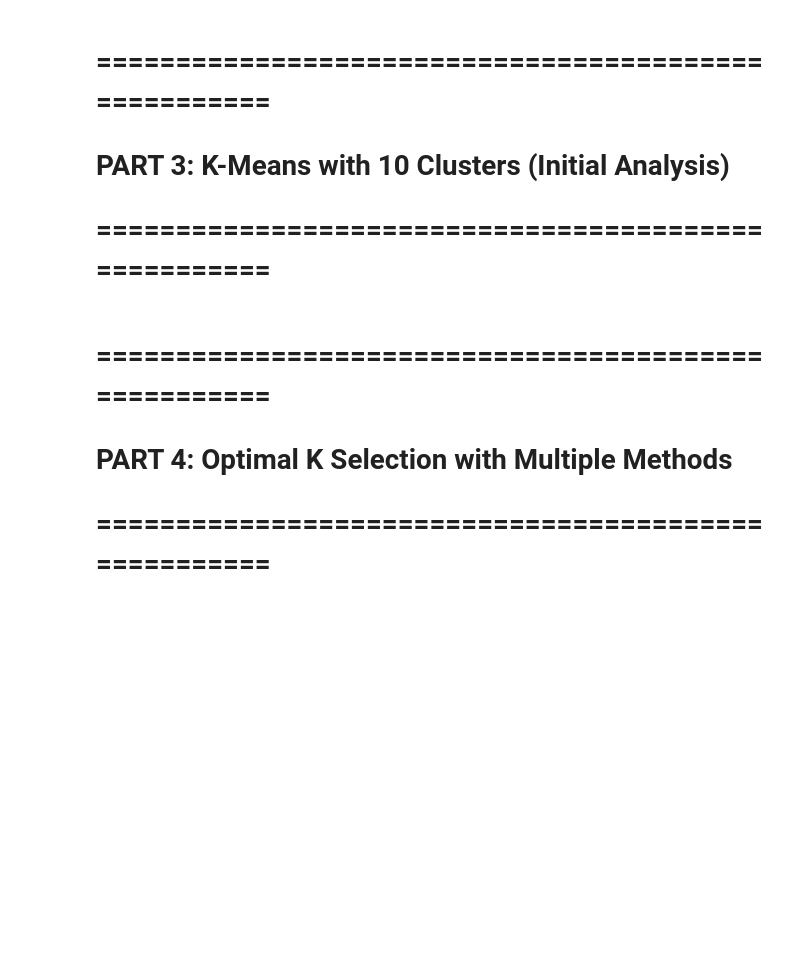
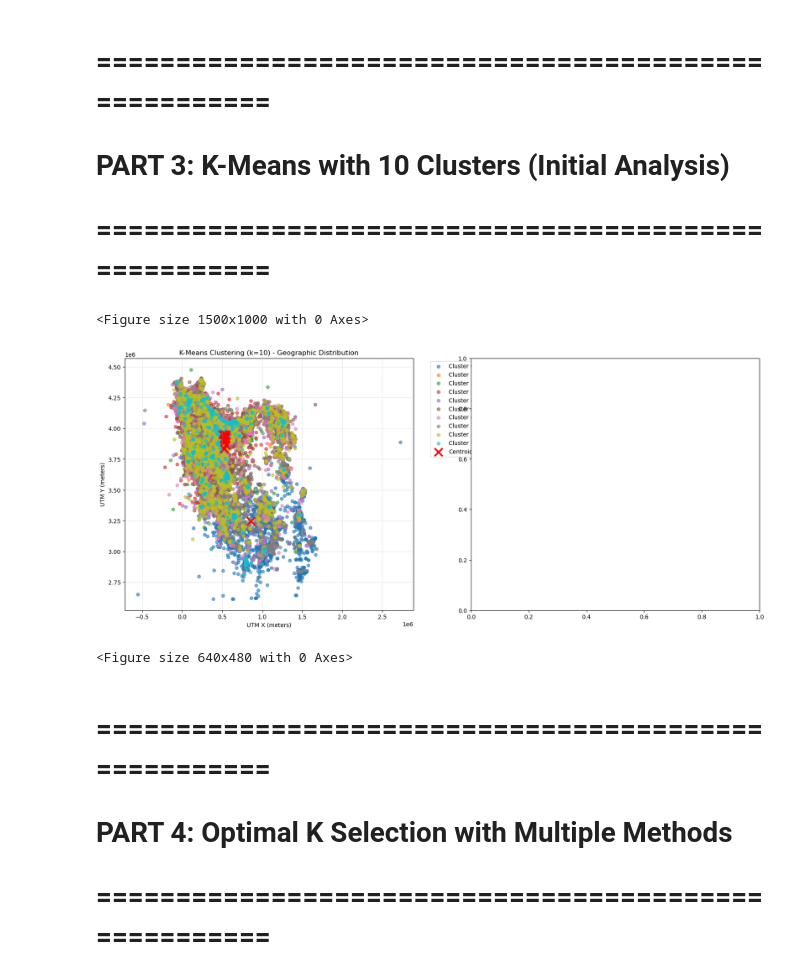
Before and after one commit to Quera-Project/Quera-BootCamp-Al, a Jupyter notebook: Clussering/cluster.ipynb, the cells around one changed output. Cells and saved outputs as stored; diff of their text form; code cells hidden in the pictures; blank space fills up the shorter version.

```diff
--- a/Clussering/cluster.ipynb
+++ b/Clussering/cluster.ipynb
@@ -125,18 +161,29 @@ top_features
 # PART 2: Convert Geographic Coordinates to UTM
 # =====================================================
 # %%
-# Convert lat/lon to UTM coordinates
-# Iran is primarily in UTM Zone 39N and 40N, we'll use 39N for most of the country
+
+# Set up UTM projection for Iran (Zone 39N covers most of Iran)
 transformer = pyproj.Transformer.from_crs('EPSG:4326', 'EPSG:32639', always_xy=True)
 
 utm_coords = []
-for idx, row in top_features.iterrows():
+for idx, row in df_clustering.iterrows():
     try:
+        # Transform longitude, latitude to UTM x, y
         x, y = transformer.transform(row['location_longitude'], row['location_latitude'])
         utm_coords.append([x, y])
-    except:
+    except Exception as e:
+        # In case of transformation error, use NaN
         utm_coords.append([np.nan, np.nan])
 
+# Convert to numpy array and add to dataframe
 utm_coords = np.array(utm_coords)
-top_features['utm_x'] = utm_coords[:, 0]
-top_features['utm_y'] = utm_coords[:, 1]
+df_clustering['utm_x'] = utm_coords[:, 0]
+df_clustering['utm_y'] = utm_coords[:, 1]
+
+# Remove rows with invalid UTM coordinates
+df_clustering = df_clustering.dropna(subset=['utm_x', 'utm_y'])
+
+# Remove original lat/lon columns for clustering (we'll use UTM instead)
+df_clustering = df_clustering.drop(['location_latitude', 'location_longitude'], axis=1)
+
+print(f"Dataset shape after UTM conversion: {df_clustering.shape}")
@@ -152,11 +203,11 @@ print(f"Dataset shape after UTM conversion: {df_clustering.shape}")
 # %%
 
 # Prepare features for clustering (excluding original lat/lon)
-features_for_kmeans = df_clustering.drop(['location_latitude', 'location_longitude'], axis=1)
+# features_for_kmeans = df_clustering.drop(['location_latitude', 'location_longitude'], axis=1)
 
 # Standardize the features
 scaler = StandardScaler()
-X_scaled = scaler.fit_transform(features_for_kmeans)
+X_scaled = scaler.fit_transform(df_clustering)
 
 # Apply K-means with 10 clusters
 kmeans_10 = KMeans(n_clusters=10, random_state=42, n_init=10)
@@ -167,32 +218,35 @@ df_clustering['cluster_10'] = clusters_10
 # %%
 # Create scatter plot for price vs UTM coordinates
 plt.figure(figsize=(15, 10))
 
 # Create subplot layout
 fig, (ax1, ax2) = plt.subplots(1, 2, figsize=(20, 8))
 
 # Plot 1: UTM coordinates colored by cluster
 colors = plt.cm.tab10(np.linspace(0, 1, 10))
 for i in range(10):
     cluster_data = df_clustering[df_clustering['cluster_10'] == i]
     ax1.scatter(cluster_data['utm_x'], cluster_data['utm_y'],
                c=[colors[i]], label=f'Cluster {i}', alpha=0.6, s=30)
 
 # Plot cluster centers in UTM space
-utm_x_idx = list(features_for_kmeans.columns).index('utm_x')
-utm_y_idx = list(features_for_kmeans.columns).index('utm_y')
+utm_x_idx = list(df_clustering.columns).index('utm_x')
+utm_y_idx = list(df_clustering.columns).index('utm_y')
 centers_utm_x = scaler.inverse_transform(kmeans_10.cluster_centers_)[:, utm_x_idx]
 centers_utm_y = scaler.inverse_transform(kmeans_10.cluster_centers_)[:, utm_y_idx]
 
 ax1.scatter(centers_utm_x, centers_utm_y, c='red', marker='x', s=200, linewidths=3, label='Centroids')
 ax1.set_xlabel('UTM X (meters)')
 ax1.set_ylabel('UTM Y (meters)')
 ax1.set_title('K-Means Clustering (k=10) - Geographic Distribution')
 ax1.legend(bbox_to_anchor=(1.05, 1), loc='upper left')
 ax1.grid(True, alpha=0.3)
+# %% [output]
+<Figure size 1500x1000 with 0 Axes>
+[figure, added]
 # %%
 # Plot 2: Price vs UTM X coordinate colored by cluster
-price_idx = list(features_for_kmeans.columns).index('transformable_price')
+price_idx = list(df_clustering.columns).index('transformable_price')
 centers_price = scaler.inverse_transform(kmeans_10.cluster_centers_)[:, price_idx]
 
 for i in range(10):
@@ -209,6 +263,8 @@ ax2.grid(True, alpha=0.3)
 
 plt.tight_layout()
 plt.show()
+# %% [output]
+<Figure size 640x480 with 0 Axes>
 # %% [markdown]
 # =====================================================
 # PART 4: Optimal K Selection with Multiple Methods
```
Also changed, not shown: parts of 7 cells of this notebook, 2 other files.
